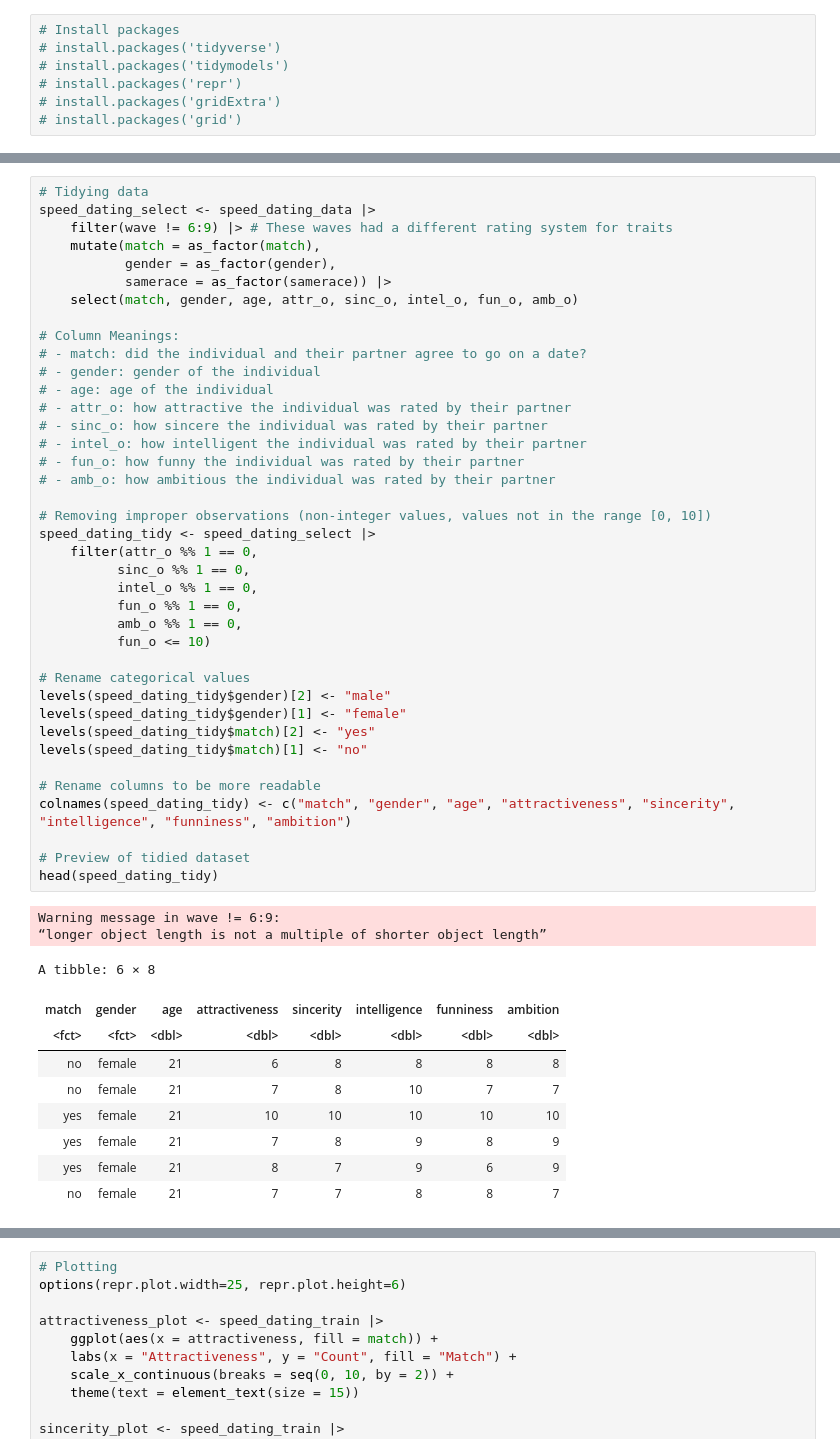
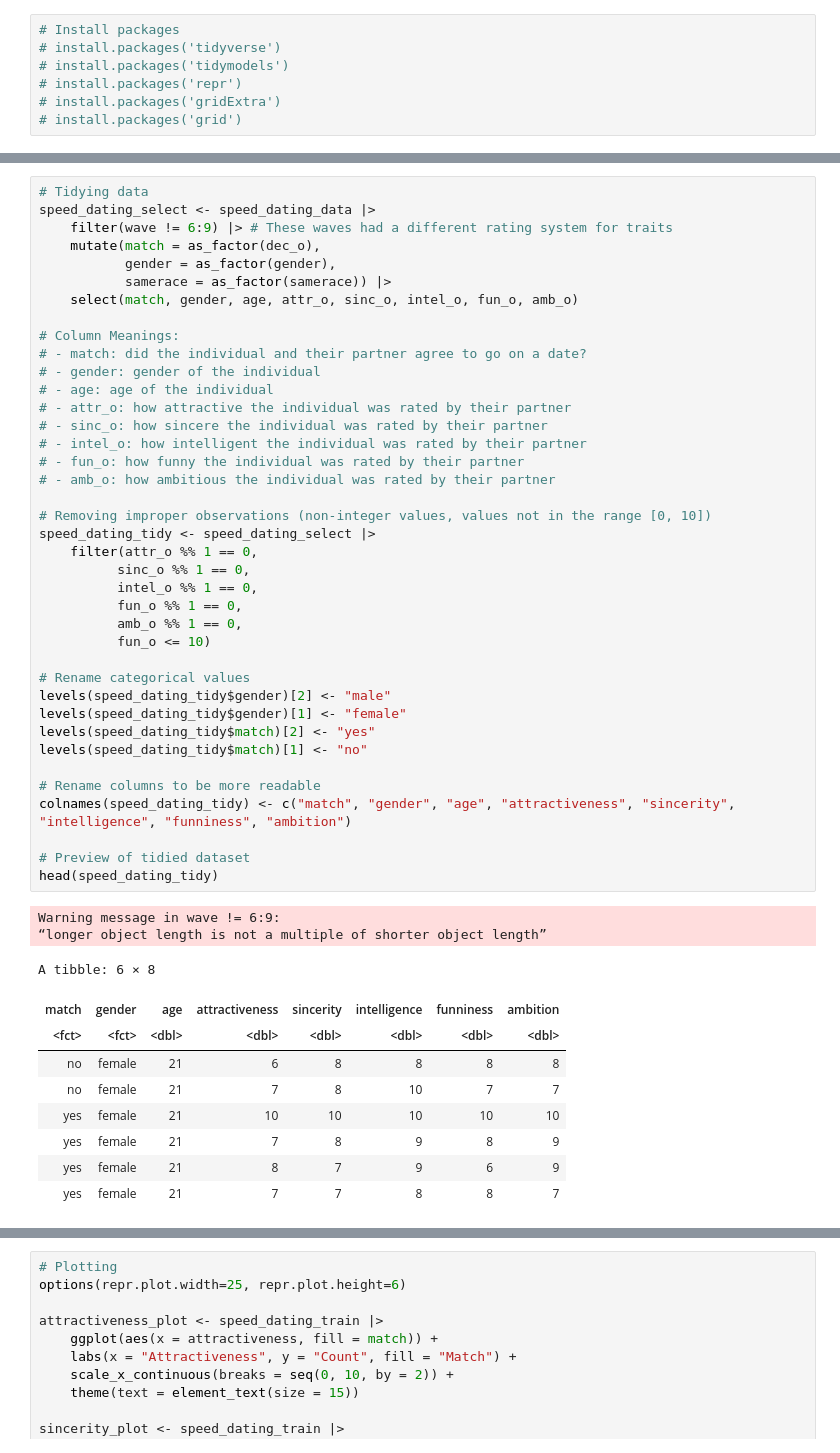
Before and after one commit to LotsaChai/toy-ds-project, a Jupyter notebook: DSCI Group Project Proposal.ipynb, the cells around one changed output, grey strips where cells are left out. Cells and saved outputs as stored; diff of their text form.

```diff
--- a/DSCI Group Project Proposal.ipynb
+++ b/DSCI Group Project Proposal.ipynb
@@ -40,7 +65,7 @@ ERROR: Error in read_csv("http://www.stat.columbia.edu/~gelman/arm/examples/spee
 # Tidying data
 speed_dating_select <- speed_dating_data |>
     filter(wave != 6:9) |> # These waves had a different rating system for traits
-    mutate(match = as_factor(match),
+    mutate(match = as_factor(dec_o),
            gender = as_factor(gender),
            samerace = as_factor(samerace)) |>
     select(match, gender, age, attr_o, sinc_o, intel_o, fun_o, amb_o)
@@ -59,34 +84,34 @@ speed_dating_select <- speed_dating_data |>
 speed_dating_tidy <- speed_dating_select |>
     filter(attr_o %% 1 == 0,
           sinc_o %% 1 == 0,
           intel_o %% 1 == 0,
           fun_o %% 1 == 0,
           amb_o %% 1 == 0,
           fun_o <= 10)
 
 # Rename categorical values
 levels(speed_dating_tidy$gender)[2] <- "male"
 levels(speed_dating_tidy$gender)[1] <- "female"
 levels(speed_dating_tidy$match)[2] <- "yes"
 levels(speed_dating_tidy$match)[1] <- "no"
 
 # Rename columns to be more readable
 colnames(speed_dating_tidy) <- c("match", "gender", "age", "attractiveness", "sincerity", "intelligence", "funniness", "ambition")
 
 # Preview of tidied dataset
 head(speed_dating_tidy)
 # %% [output]
 Warning message in wave != 6:9:
 “longer object length is not a multiple of shorter object length”
 A tibble: 6 × 8
 | match | gender | age | attractiveness | sincerity | intelligence | funniness | ambition |
 | <fct> | <fct> | <dbl> | <dbl> | <dbl> | <dbl> | <dbl> | <dbl> |
 | no | female | 21 | 6 | 8 | 8 | 8 | 8 |
 | no | female | 21 | 7 | 8 | 10 | 7 | 7 |
 | yes | female | 21 | 10 | 10 | 10 | 10 | 10 |
 | yes | female | 21 | 7 | 8 | 9 | 8 | 9 |
 | yes | female | 21 | 8 | 7 | 9 | 6 | 9 |
-| no | female | 21 | 7 | 7 | 8 | 8 | 7 |
+| yes | female | 21 | 7 | 7 | 8 | 8 | 7 |
 # %%
 # Setting seed for consistent results
 set.seed(100)
```
Also changed, not shown: parts of 7 cells of this notebook, 1 other file.
